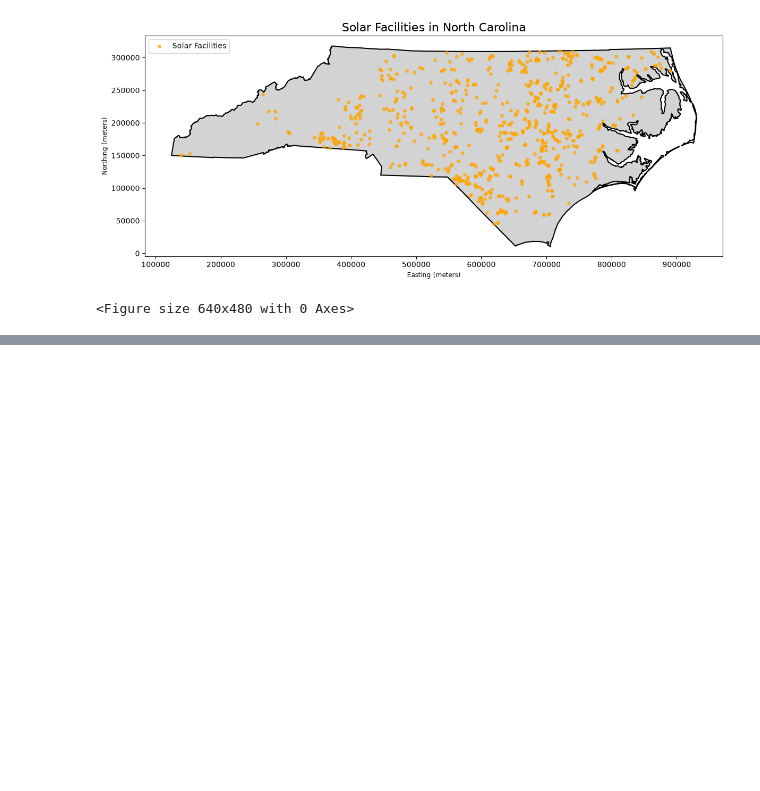
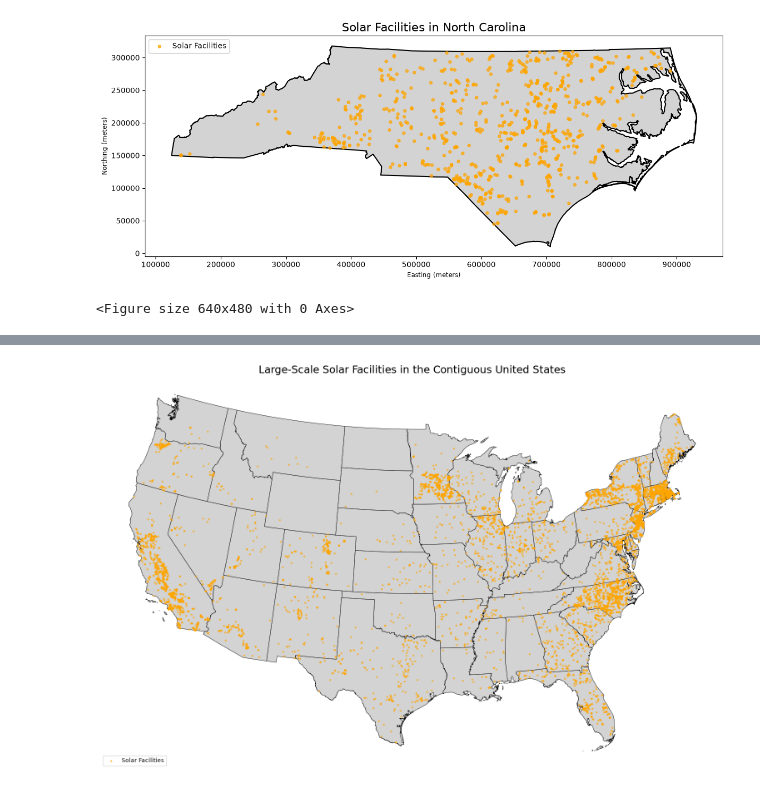
Before and after one commit to lexileach/renewable_transmission, a Jupyter notebook: solar.ipynb, the cells around one changed output, grey strips where cells are left out. Drawn from its saved outputs; the diff is of its cells as text; code cells hidden in the pictures; blank space fills up the shorter version.

Commit message:
us solar map

```diff
--- a/solar.ipynb
+++ b/solar.ipynb
@@ -306,0 +396,15 @@ plt.savefig(
+# %%
+us_solar_gdf = gpd.GeoDataFrame(
+    solar_us,
+    geometry=gpd.points_from_xy(
+        solar_us["longitude"],
+        solar_us["latitude"]
+    ),
+    crs="EPSG:4326"
+)
+
+# Project into a CRS appropriate for the contiguous US
+us_solar_gdf = us_solar_gdf.to_crs(epsg=5070)
+
+print(us_solar_gdf.head())
+print(us_solar_gdf.crs)
@@ -306,0 +429,46 @@ plt.savefig(
+# %%
+
+states = gpd.read_file(
+    "data/state_boundaries.zip"
+)
+
+
+lower48 = states[
+    ~states["STUSPS"].isin(
+        ["AK", "HI", "PR", "VI", "GU", "MP", "AS"]
+    )
+].copy()
+
+# Match coordinate systems
+lower48 = lower48.to_crs(epsg=5070)
+
+# Plot
+fig, ax = plt.subplots(figsize=(16, 10))
+
+lower48.plot(
+    ax=ax,
+    color="lightgray",
+    edgecolor="black",
+    linewidth=0.6
+)
+
+us_solar_gdf.plot(
+    ax=ax,
+    color="orange",
+    markersize=5,
+    alpha=0.6,
+    label="Solar Facilities"
+)
+
+ax.set_title(
+    "Large-Scale Solar Facilities in the Contiguous United States",
+    fontsize=18
+)
+
+ax.legend(loc="lower left")
+ax.set_axis_off()
+
+plt.tight_layout()
+plt.show()
+# %% [output]
+[figure, added]
```
Also changed, not shown: parts of 4 cells of this notebook.
